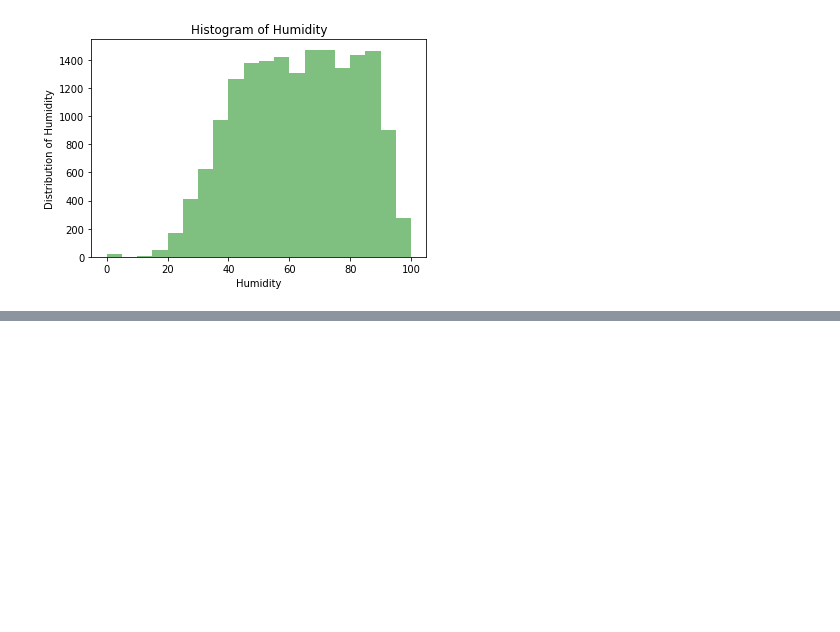
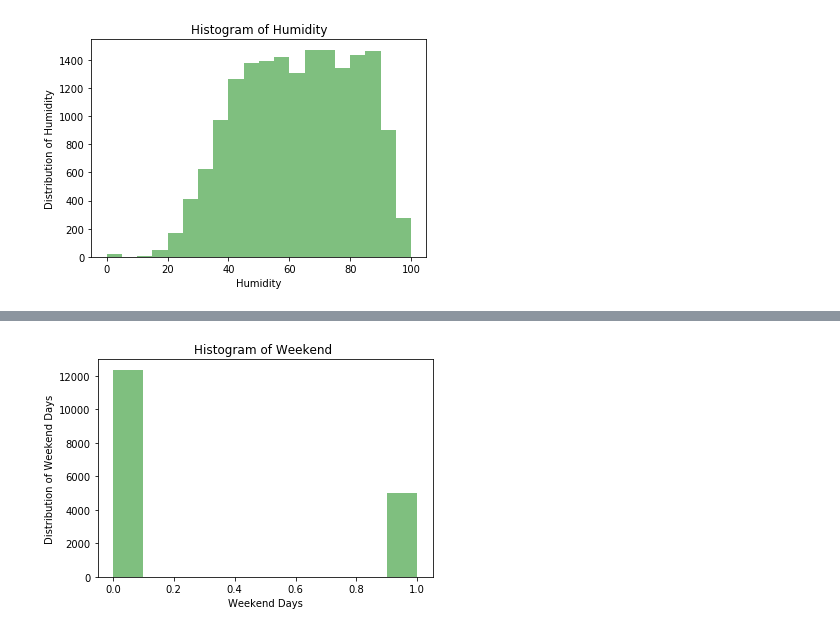
Before and after one commit to Ritik19/Bike-Sharing-Demand, a Jupyter notebook: bsd.ipynb, the cells around one changed output, grey strips where cells are left out. Cells and saved outputs as stored; diff of their text form; code cells hidden in the pictures; blank space fills up the shorter version.

Commit message:
Extracted features and added Random Forest and ANN model.

```diff
--- a/bsd.ipynb
+++ b/bsd.ipynb
@@ -63,11 +74,3 @@ plt.show()
 [figure]
 [figure]
 [figure]
-# %%
-#convert to type category
-data['season'] = data.season.astype('category')
-data['weather'] = data.weather.astype('category')
-data['holiday'] = data.holiday.astype('category')
-data['workingday'] = data.workingday.astype('category')
-
-#date = pd.to_datetime(data['datetime'])
@@ -73,0 +103,19 @@ data['workingday'] = data.workingday.astype('category')
+# %%
+#extract from date - day, month and year
+data['year'] = data['date'].apply(lambda x : x.split("-") [0])
+data['month'] = data['date'].apply(lambda x : x.split("-") [1])
+data['day'] = data['date'].apply(lambda x : x.split("-") [2])
+
+train_data['year'] = train_data['date'].apply(lambda x : x.split("-") [0])
+train_data['month'] = train_data['date'].apply(lambda x : x.split("-") [1])
+train_data['day'] = train_data['date'].apply(lambda x : x.split("-") [2])
+#train_data.head()
+test_data['year'] = test_data['date'].apply(lambda x : x.split("-") [0])
+test_data['month'] = test_data['date'].apply(lambda x : x.split("-") [1])
+test_data['day'] = test_data['date'].apply(lambda x : x.split("-") [2])
+#test_data.head()
+# drop the datetime and date column as it's not required anymore
+data = data.drop(['datetime','date'], axis=1)
+train_data = train_data.drop(['datetime','date'], axis=1)
+test_data = test_data.drop(['datetime','date'], axis=1)
+data.head()
@@ -73,0 +129,18 @@ data['workingday'] = data.workingday.astype('category')
+# %%
+# create a feature weekend based on column holiday and workingday
+data['weekend'] = 0
+data.loc[(data.holiday==0) & (data.workingday==0),'weekend']=1
+
+plt.hist(data['weekend'],bins=10,alpha=0.5,color='green')
+plt.xlabel("Weekend Days")
+plt.ylabel("Distribution of Weekend Days")
+plt.title("Histogram of Weekend ")
+plt.show()
+
+train_data['weekend'] = 0
+train_data.loc[(train_data.holiday==0) & (train_data.workingday==0),'weekend']=1
+
+test_data['weekend'] = 0
+test_data.loc[(test_data.holiday==0) & (test_data.workingday==0),'weekend']=1
+# %% [output]
+[figure, added]
```
Also changed, not shown: parts of 26 cells of this notebook, 1 other file.
